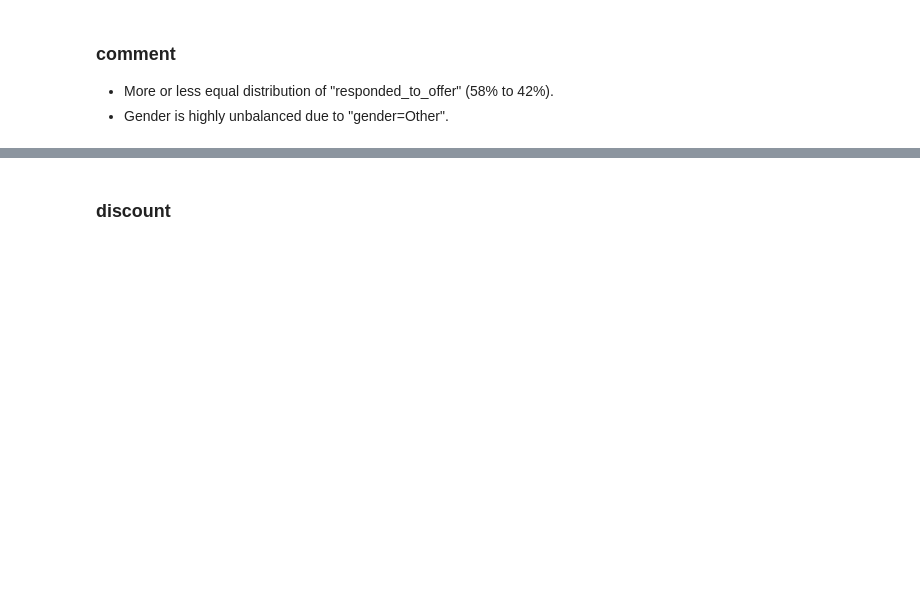
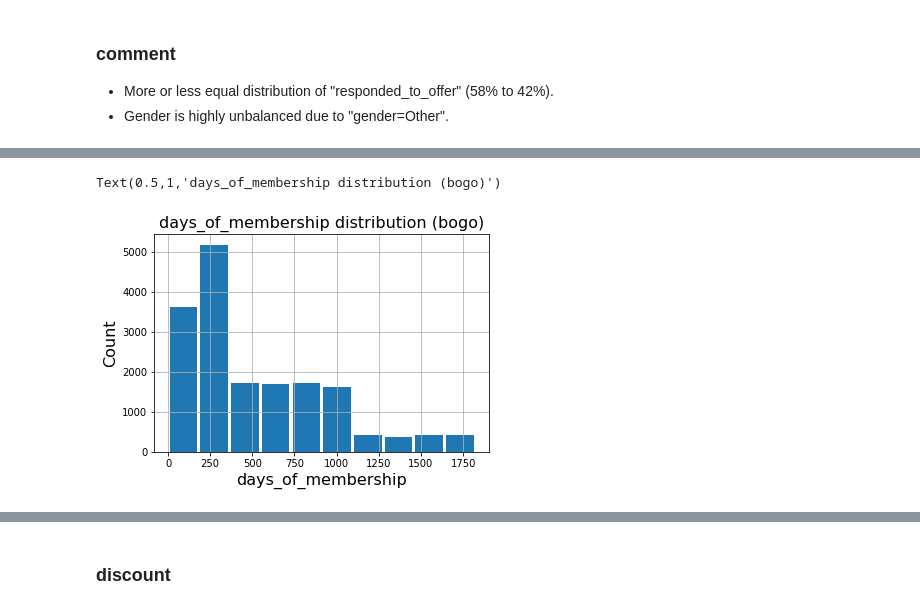
Before and after one commit to GoldOchsen666/Udacity_capstone_project, a Jupyter notebook: Starbucks_Capstone_notebook.ipynb, the cells around one changed output, grey strips where cells are left out. Cells and saved outputs as stored; diff of their text form; code cells hidden in the pictures; blank space fills up the shorter version.

```diff
--- a/Starbucks_Capstone_notebook.ipynb
+++ b/Starbucks_Capstone_notebook.ipynb
@@ -1158,0 +1156,8 @@ bogo_df['income'].hist(rwidth=0.9)
+# %%
+bogo_df['days_of_membership'].hist(rwidth=0.9)
+plt.xlabel('days_of_membership', fontsize=16)
+plt.ylabel('Count', fontsize=16)
+plt.title('days_of_membership distribution (bogo)', fontsize=16)
+# %% [output]
+Text(0.5,1,'days_of_membership distribution (bogo)')
+[figure, added]
```
Also changed, not shown: parts of 14 cells of this notebook.
